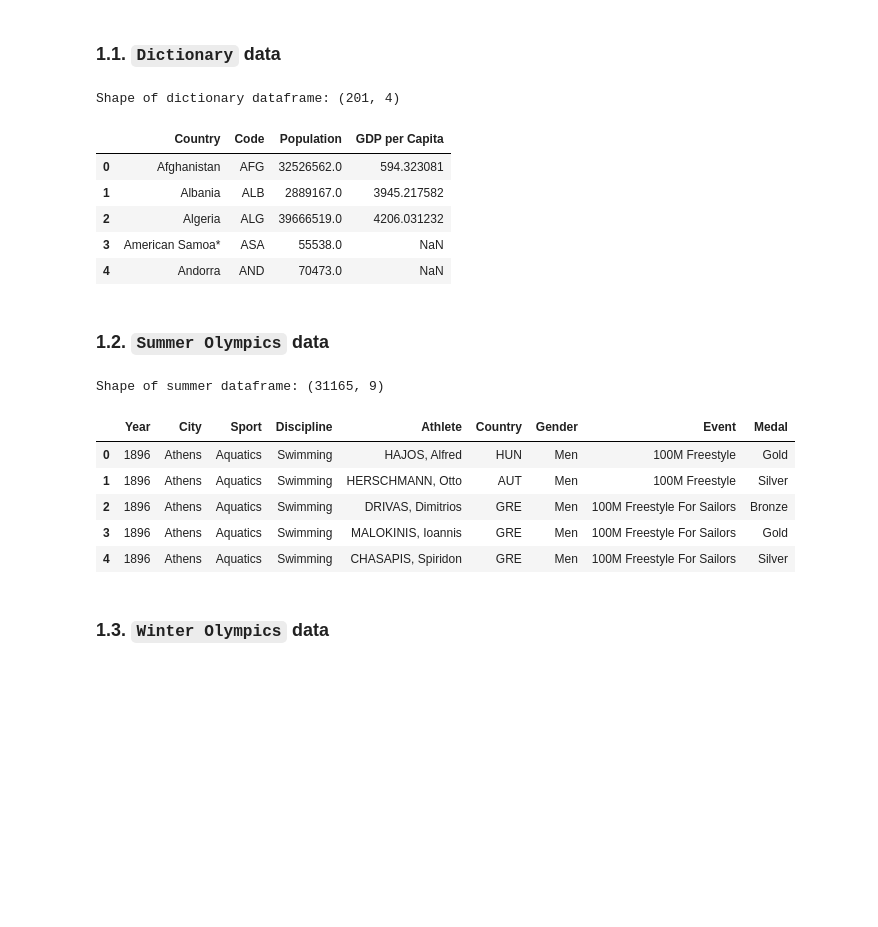
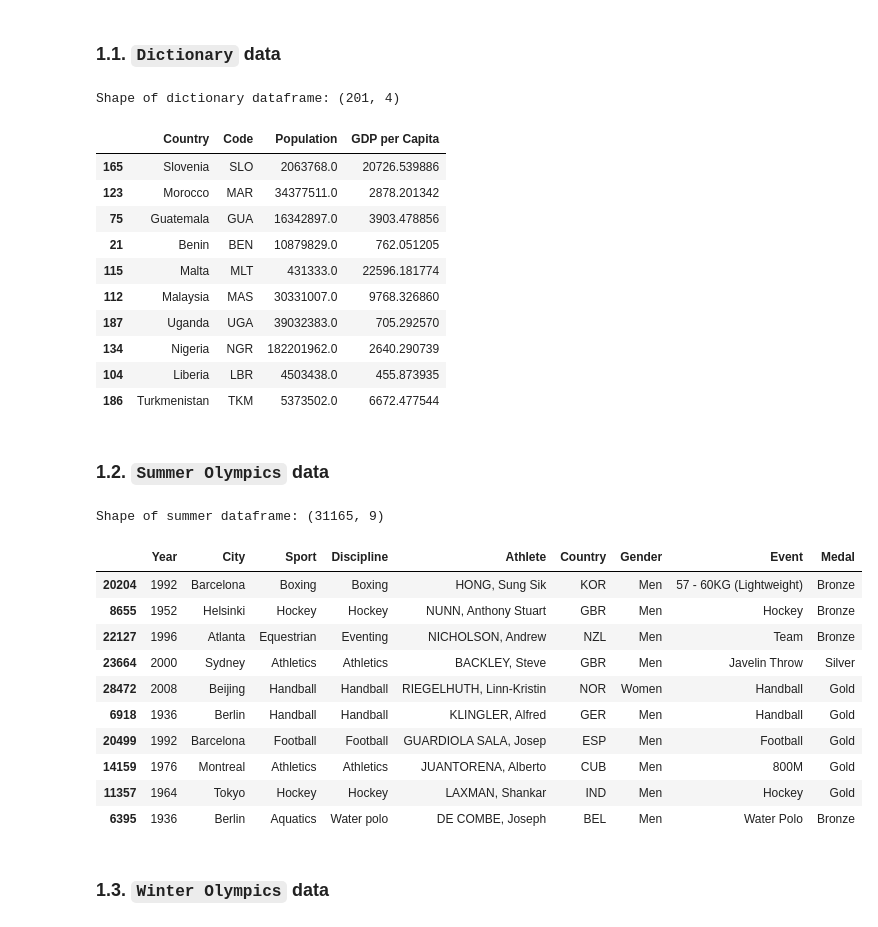
Before and after one commit to SengLay/PDS-Project, a Jupyter notebook: sources/main.ipynb, the cells around one changed output. Drawn from its saved outputs; the diff is of its cells as text; code cells hidden in the pictures; blank space fills up the shorter version.

```diff
--- a/sources/main.ipynb
+++ b/sources/main.ipynb
@@ -17,35 +30,45 @@ warnings.filterwarnings('ignore')
 # %% [markdown]
 ## 1. Data import.
 # %%
-df_1 = pd.read_csv("/Users/mac/Desktop/Project I5/PDS-Project/datasets/3-dictionary.csv")
-df_2=  pd.read_csv("/Users/mac/Desktop/Project I5/PDS-Project/datasets/3-summer.csv")
-df_3 = pd.read_csv("/Users/mac/Desktop/Project I5/PDS-Project/datasets/3-winter.csv")
+dictionary_df = pd.read_csv("/Users/mac/Desktop/Project I5/PDS-Project/datasets/3-dictionary.csv")
+summer_df=  pd.read_csv("/Users/mac/Desktop/Project I5/PDS-Project/datasets/3-summer.csv")
+winter_df = pd.read_csv("/Users/mac/Desktop/Project I5/PDS-Project/datasets/3-winter.csv")
 # %% [markdown]
 ### 1.1. `Dictionary` data
 # %%
-print(f"Shape of dictionary dataframe: {df_1.shape}")
-df_1.head()
+print(f"Shape of dictionary dataframe: {dictionary_df.shape}")
+dictionary_df.sample(10)
 # %% [output]
 Shape of dictionary dataframe: (201, 4)
 |  | Country | Code | Population | GDP per Capita |
-| 0 | Afghanistan | AFG | 32526562.0 | 594.323081 |
-| 1 | Albania | ALB | 2889167.0 | 3945.217582 |
-| 2 | Algeria | ALG | 39666519.0 | 4206.031232 |
-| 3 | American Samoa* | ASA | 55538.0 | NaN |
-| 4 | Andorra | AND | 70473.0 | NaN |
+| 165 | Slovenia | SLO | 2063768.0 | 20726.539886 |
+| 123 | Morocco | MAR | 34377511.0 | 2878.201342 |
+| 75 | Guatemala | GUA | 16342897.0 | 3903.478856 |
+| 21 | Benin | BEN | 10879829.0 | 762.051205 |
+| 115 | Malta | MLT | 431333.0 | 22596.181774 |
+| 112 | Malaysia | MAS | 30331007.0 | 9768.326860 |
+| 187 | Uganda | UGA | 39032383.0 | 705.292570 |
+| 134 | Nigeria | NGR | 182201962.0 | 2640.290739 |
+| 104 | Liberia | LBR | 4503438.0 | 455.873935 |
+| 186 | Turkmenistan | TKM | 5373502.0 | 6672.477544 |
 # %% [markdown]
 ### 1.2. `Summer Olympics` data
 # %%
-print(f"Shape of summer dataframe: {df_2.shape}")
-df_2.head()
+print(f"Shape of summer dataframe: {summer_df.shape}")
+summer_df.sample(10)
 # %% [output]
 Shape of summer dataframe: (31165, 9)
 |  | Year | City | Sport | Discipline | Athlete | Country | Gender | Event | Medal |
-| 0 | 1896 | Athens | Aquatics | Swimming | HAJOS, Alfred | HUN | Men | 100M Freestyle | Gold |
-| 1 | 1896 | Athens | Aquatics | Swimming | HERSCHMANN, Otto | AUT | Men | 100M Freestyle | Silver |
-| 2 | 1896 | Athens | Aquatics | Swimming | DRIVAS, Dimitrios | GRE | Men | 100M Freestyle For Sailors | Bronze |
-| 3 | 1896 | Athens | Aquatics | Swimming | MALOKINIS, Ioannis | GRE | Men | 100M Freestyle For Sailors | Gold |
-| 4 | 1896 | Athens | Aquatics | Swimming | CHASAPIS, Spiridon | GRE | Men | 100M Freestyle For Sailors | Silver |
+| 20204 | 1992 | Barcelona | Boxing | Boxing | HONG, Sung Sik | KOR | Men | 57 - 60KG (Lightweight) | Bronze |
+| 8655 | 1952 | Helsinki | Hockey | Hockey | NUNN, Anthony Stuart | GBR | Men | Hockey | Bronze |
+| 22127 | 1996 | Atlanta | Equestrian | Eventing | NICHOLSON, Andrew | NZL | Men | Team | Bronze |
+| 23664 | 2000 | Sydney | Athletics | Athletics | BACKLEY, Steve | GBR | Men | Javelin Throw | Silver |
+| 28472 | 2008 | Beijing | Handball | Handball | RIEGELHUTH, Linn-Kristin | NOR | Women | Handball | Gold |
+| 6918 | 1936 | Berlin | Handball | Handball | KLINGLER, Alfred | GER | Men | Handball | Gold |
+| 20499 | 1992 | Barcelona | Football | Football | GUARDIOLA SALA, Josep | ESP | Men | Football | Gold |
+| 14159 | 1976 | Montreal | Athletics | Athletics | JUANTORENA, Alberto | CUB | Men | 800M | Gold |
+| 11357 | 1964 | Tokyo | Hockey | Hockey | LAXMAN, Shankar | IND | Men | Hockey | Gold |
+| 6395 | 1936 | Berlin | Aquatics | Water polo | DE COMBE, Joseph | BEL | Men | Water Polo | Bronze |
 # %% [markdown]
 ### 1.3. `Winter Olympics` data
 # %%
```
Also changed, not shown: parts of 57 cells of this notebook, 2 other files.
